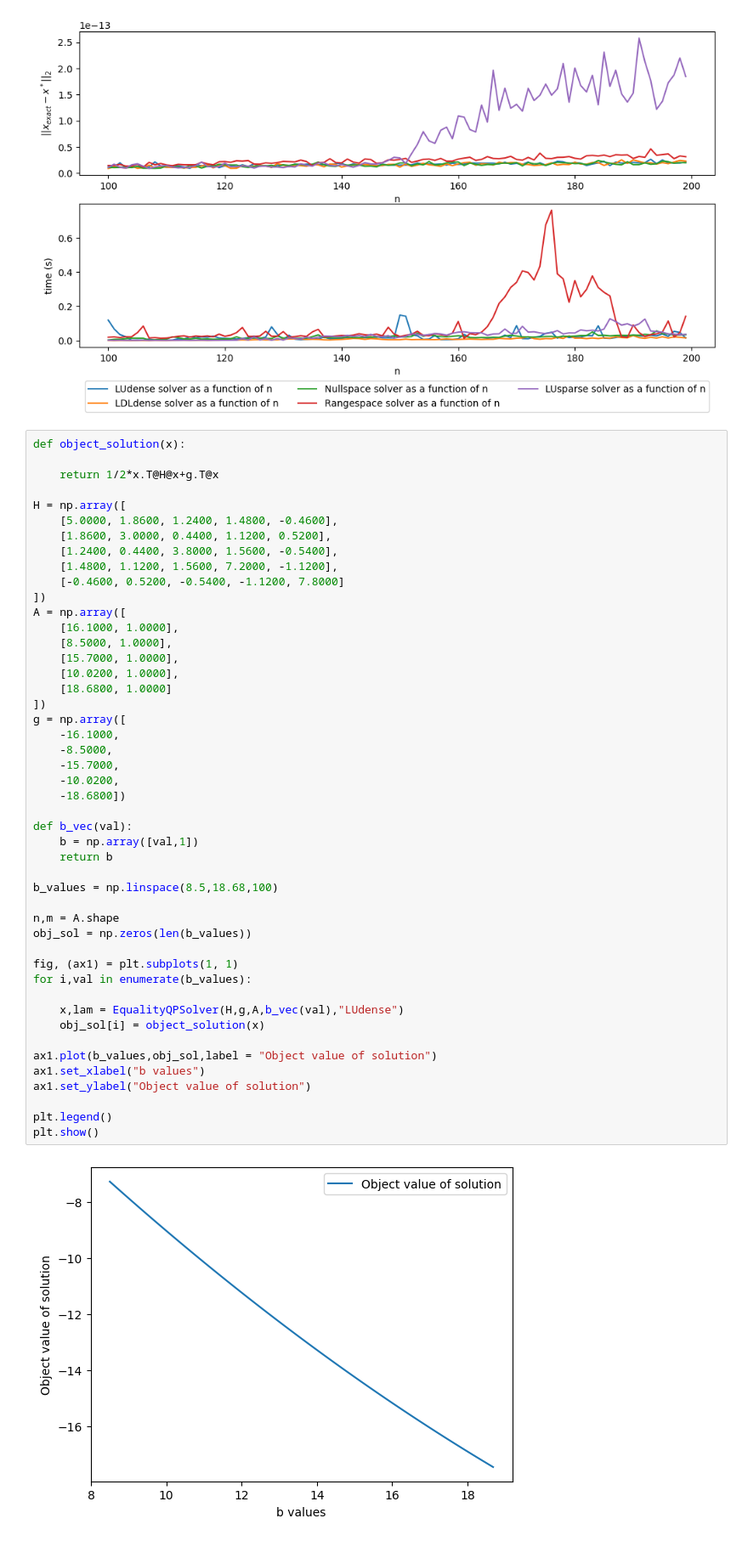
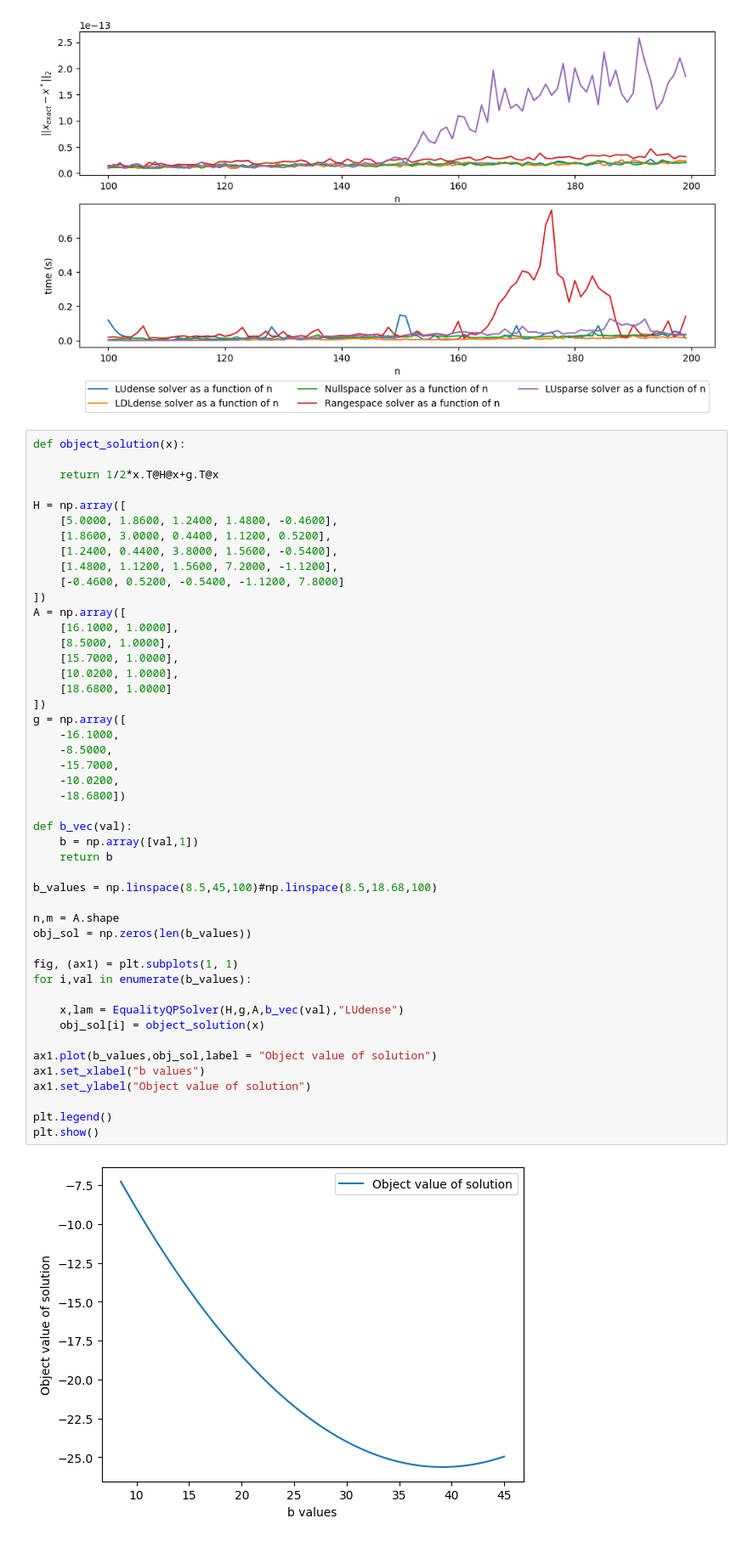
Before and after one commit to MarcusKNielsen/ConOpti, a Jupyter notebook: Algorithms/QP/main_solvers.ipynb, the cells around one changed output. Shown at 85% size. Drawn from its saved outputs; the diff is of its cells as text.

```diff
--- a/Algorithms/QP/main_solvers.ipynb
+++ b/Algorithms/QP/main_solvers.ipynb
@@ -64,32 +64,32 @@ A = np.array([
     [18.6800, 1.0000]
 ])
 g = np.array([
     -16.1000,
     -8.5000,
     -15.7000,
     -10.0200,
     -18.6800])
 
 def b_vec(val):
     b = np.array([val,1])
     return b
 
-b_values = np.linspace(8.5,18.68,100)
+b_values = np.linspace(8.5,45,100)#np.linspace(8.5,18.68,100)
 
 n,m = A.shape
 obj_sol = np.zeros(len(b_values))
 
 fig, (ax1) = plt.subplots(1, 1)
 for i,val in enumerate(b_values):
 
     x,lam = EqualityQPSolver(H,g,A,b_vec(val),"LUdense")
     obj_sol[i] = object_solution(x)
 
 ax1.plot(b_values,obj_sol,label = "Object value of solution")
 ax1.set_xlabel("b values")
 ax1.set_ylabel("Object value of solution")
 
 plt.legend()
 plt.show()
 # %% [output]
-[figure, old version]
+[figure, new version]
```
Also changed, not shown: parts of 3 cells of this notebook, 1 other file.
